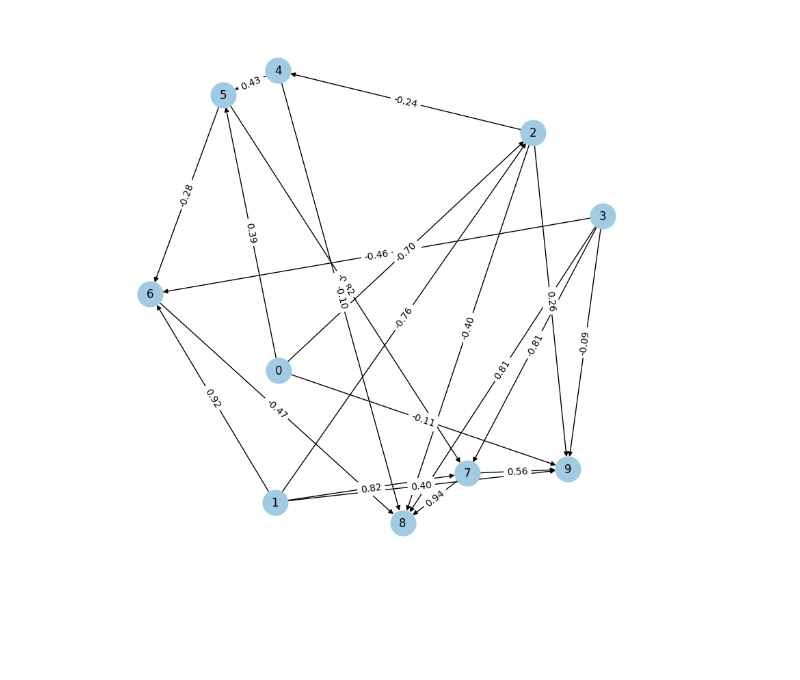
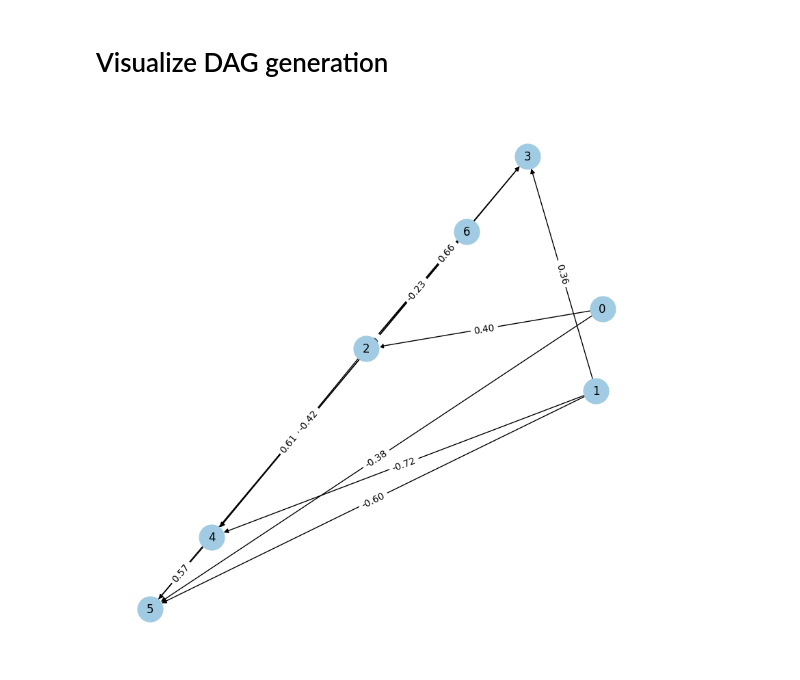
Before and after one commit to joaopfonseca/ExplainerPFN, a Jupyter notebook: notebooks/5-synthetic-data-generation.ipynb, the cells around one changed output. Drawn from its saved outputs; the diff is of its cells as text; code cells hidden in the pictures; blank space fills up the shorter version.

```diff
--- a/notebooks/5-synthetic-data-generation.ipynb
+++ b/notebooks/5-synthetic-data-generation.ipynb
@@ -13,6 +74,8 @@ from explainerpfn.train import (
+# %% [markdown]
+# Visualize DAG generation
 # %%
-dag_random = random_dag(n_nodes=10, edge_prob=0.5, random_state=42)
+dag_random = random_dag(n_nodes=7, edge_prob=0.5, random_state=SEED)
 plot_dag(dag_random)
 # %% [output]
-[figure, old version]
+[figure, new version]
 # %%
```
Also changed, not shown: parts of 20 cells of this notebook, 5 other files.
